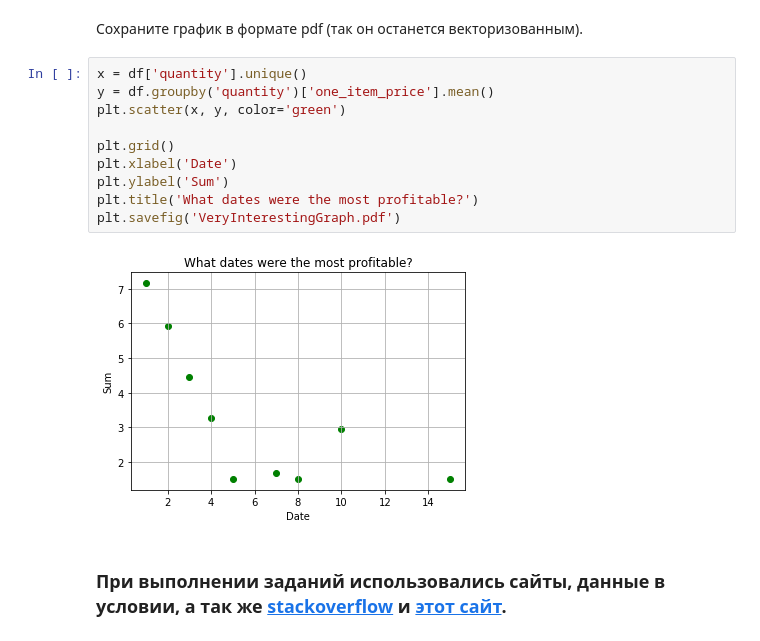
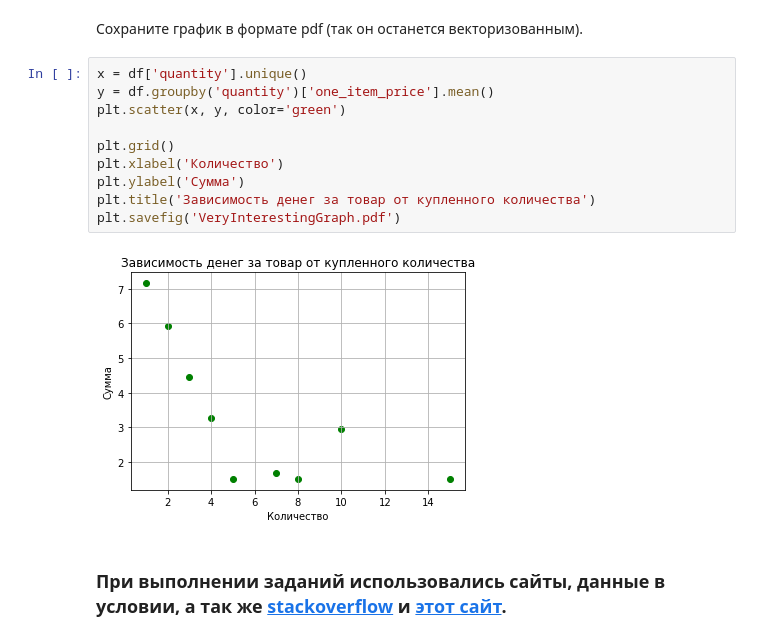
Before and after one commit to hse-mlearn/ha-01-Kedo-Aleksei, a Jupyter notebook: homework-practice-01.ipynb, the cells around one changed output. Saved outputs shown, nothing was run; the diff lists cells and outputs as text.

```diff
--- a/homework-practice-01.ipynb
+++ b/homework-practice-01.ipynb
@@ -416,15 +416,15 @@ plt.show()
 # %%
 x = df['quantity'].unique()
 y = df.groupby('quantity')['one_item_price'].mean()
 plt.scatter(x, y, color='green')
 
 plt.grid()
-plt.xlabel('Date')
-plt.ylabel('Sum')
-plt.title('What dates were the most profitable?')
+plt.xlabel('Количество')
+plt.ylabel('Сумма')
+plt.title('Зависимость денег за товар от купленного количества')
 plt.savefig('VeryInterestingGraph.pdf')
 # %% [output]
-[figure, old version]
+[figure, new version]
 # %% [markdown]
 ### При выполнении заданий использовались сайты, данные в условии, а так же [stackoverflow](https://stackoverflow.com/questions/33834942/how-can-i-rotate-the-auto-generated-x-axis-labels-of-a-matplotlib-plot) и [этот сайт](https://www.geeksforgeeks.org/python-pandas-series-dt-strftime/).
 # %% [markdown]
```
Also changed, not shown: parts of 2 cells of this notebook, 1 other file.
